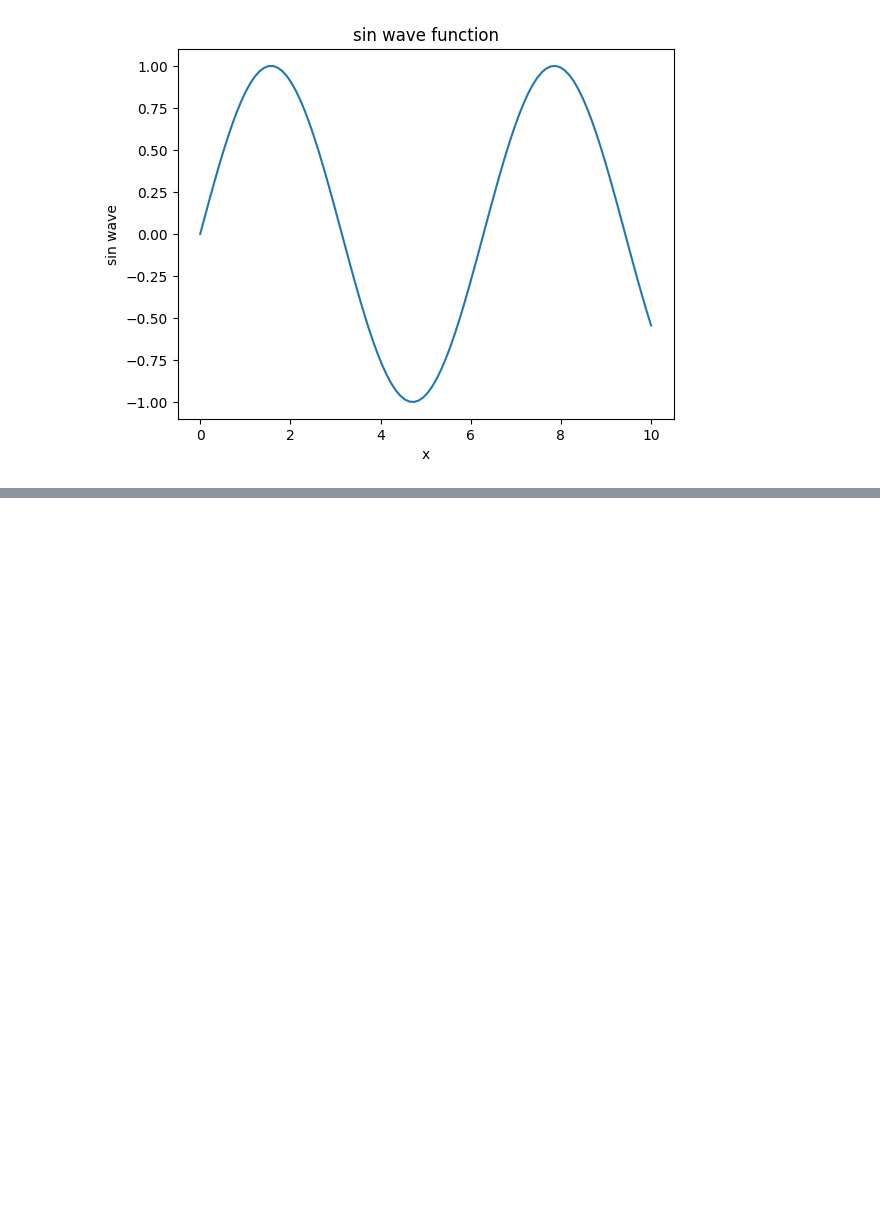
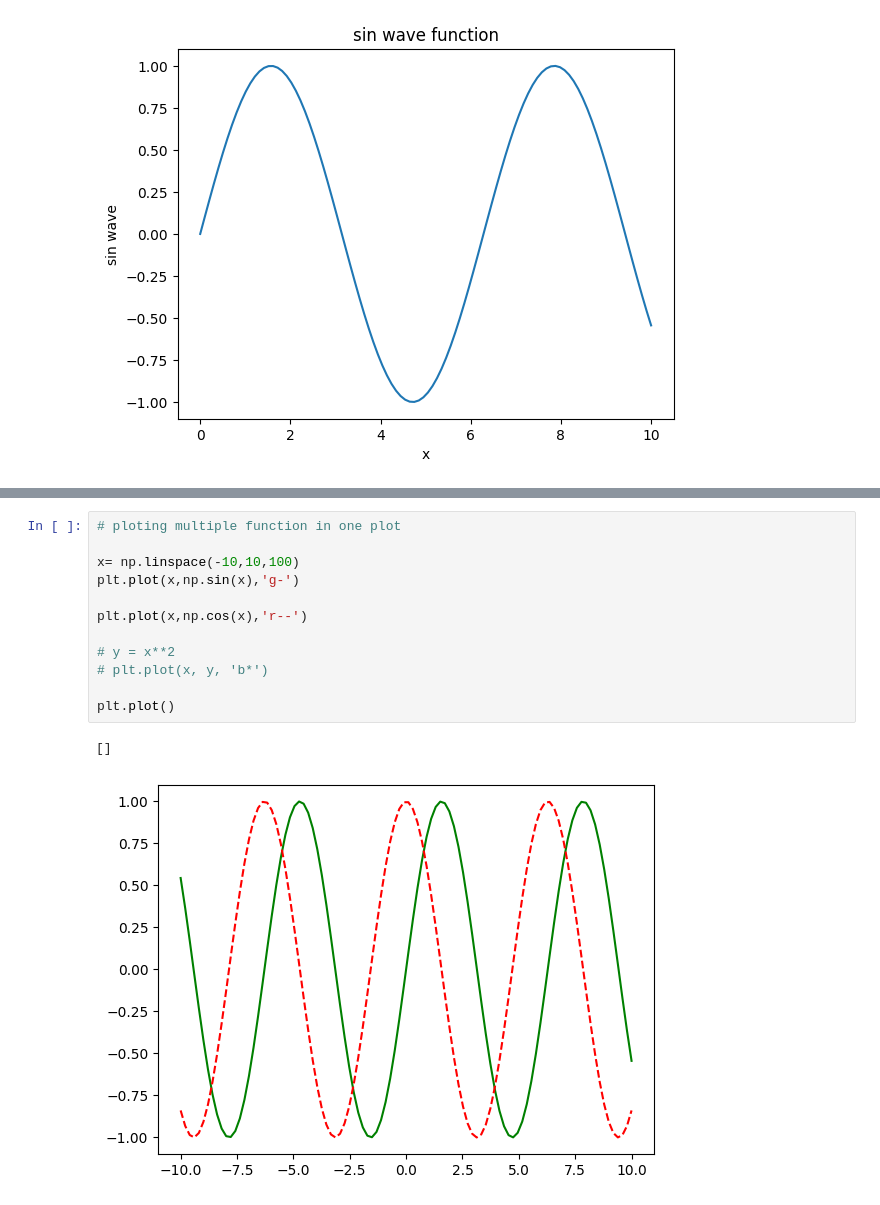
Before and after one commit to officialaryansingh/matplot_lib, a Jupyter notebook: Mathplotlib_basics.ipynb, the cells around one changed output, grey strips where cells are left out. Drawn from its saved outputs; the diff is of its cells as text; blank space fills up the shorter version.

```diff
--- a/Mathplotlib_basics.ipynb
+++ b/Mathplotlib_basics.ipynb
@@ -89,0 +109,15 @@ plt.show()
+# %%
+# ploting multiple function in one plot
+
+x= np.linspace(-10,10,100)
+plt.plot(x,np.sin(x),'g-')
+
+plt.plot(x,np.cos(x),'r--')
+
+# y = x**2
+# plt.plot(x, y, 'b*')
+
+plt.plot()
+# %% [output]
+[]
+[figure, added]
```
Also changed, not shown: parts of 4 cells of this notebook.
